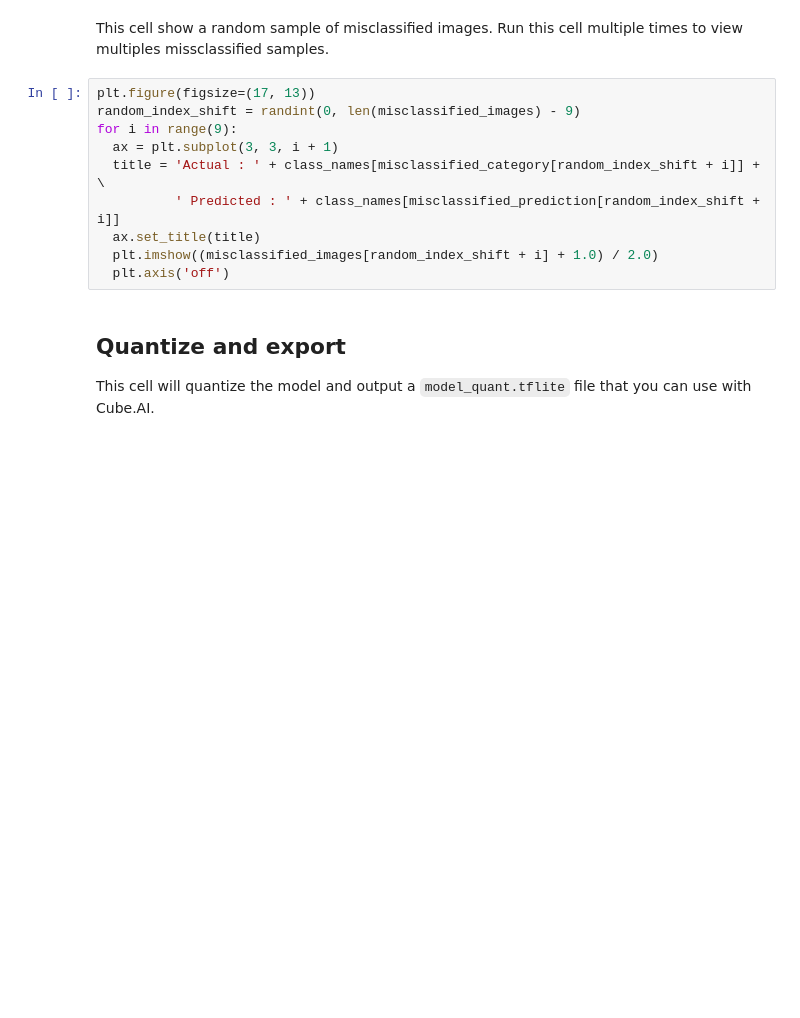
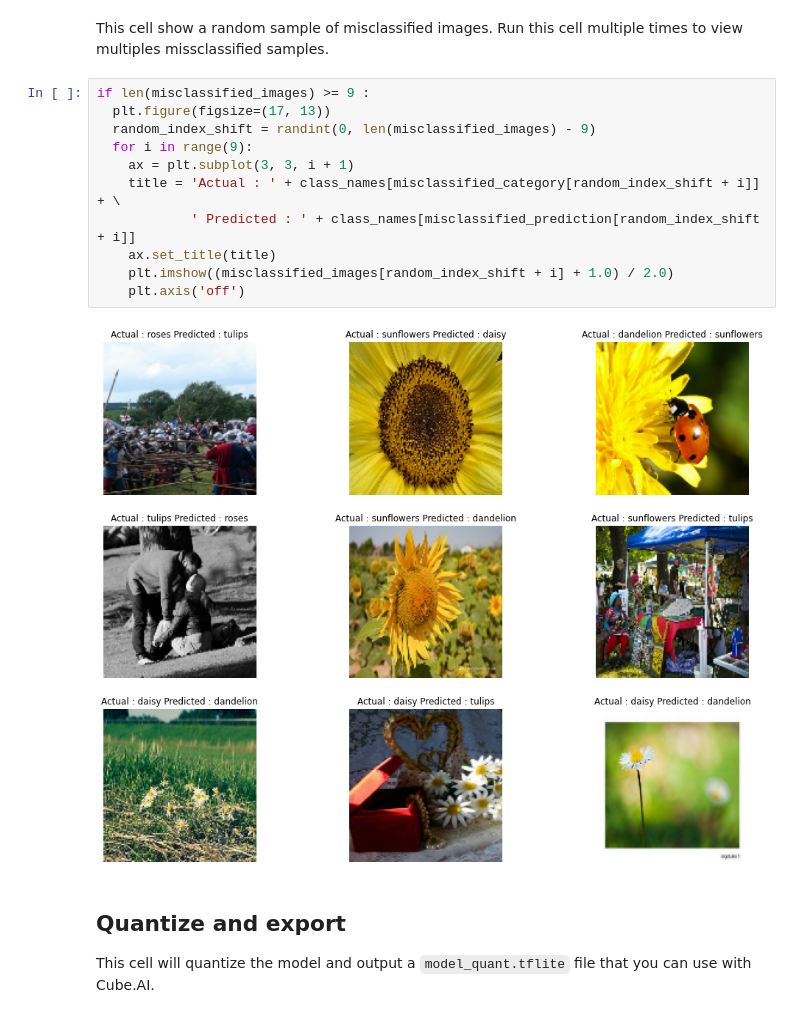
Before and after one commit to STMicroelectronics/stm32ai-wiki, a Jupyter notebook: AI_resources/VISION/transfer_learning/TransferLearning.ipynb, the cells around one changed output. Saved outputs shown, nothing was run; the diff lists cells and outputs as text; blank space fills up the shorter version.

```diff
--- a/AI_resources/VISION/transfer_learning/TransferLearning.ipynb
+++ b/AI_resources/VISION/transfer_learning/TransferLearning.ipynb
@@ -271,15 +350,18 @@ print('Number of misclassified images : ', len(misclassified_images))
 This cell show a random sample of misclassified images.
 Run this cell multiple times to view multiples missclassified samples.
 # %%
-plt.figure(figsize=(17, 13))
-random_index_shift = randint(0, len(misclassified_images) - 9)
-for i in range(9):
-  ax = plt.subplot(3, 3, i + 1)
-  title = 'Actual : ' + class_names[misclassified_category[random_index_shift + i]] + \
-          ' Predicted : ' + class_names[misclassified_prediction[random_index_shift + i]]
-  ax.set_title(title)
-  plt.imshow((misclassified_images[random_index_shift + i] + 1.0) / 2.0)
-  plt.axis('off')
+if len(misclassified_images) >= 9 :
+  plt.figure(figsize=(17, 13))
+  random_index_shift = randint(0, len(misclassified_images) - 9)
+  for i in range(9):
+    ax = plt.subplot(3, 3, i + 1)
+    title = 'Actual : ' + class_names[misclassified_category[random_index_shift + i]] + \
+            ' Predicted : ' + class_names[misclassified_prediction[random_index_shift + i]]
+    ax.set_title(title)
+    plt.imshow((misclassified_images[random_index_shift + i] + 1.0) / 2.0)
+    plt.axis('off')
+# %% [output]
+[figure, added]
 # %% [markdown]
 ## Quantize and export
 
```
Also changed, not shown: parts of 15 cells of this notebook.
